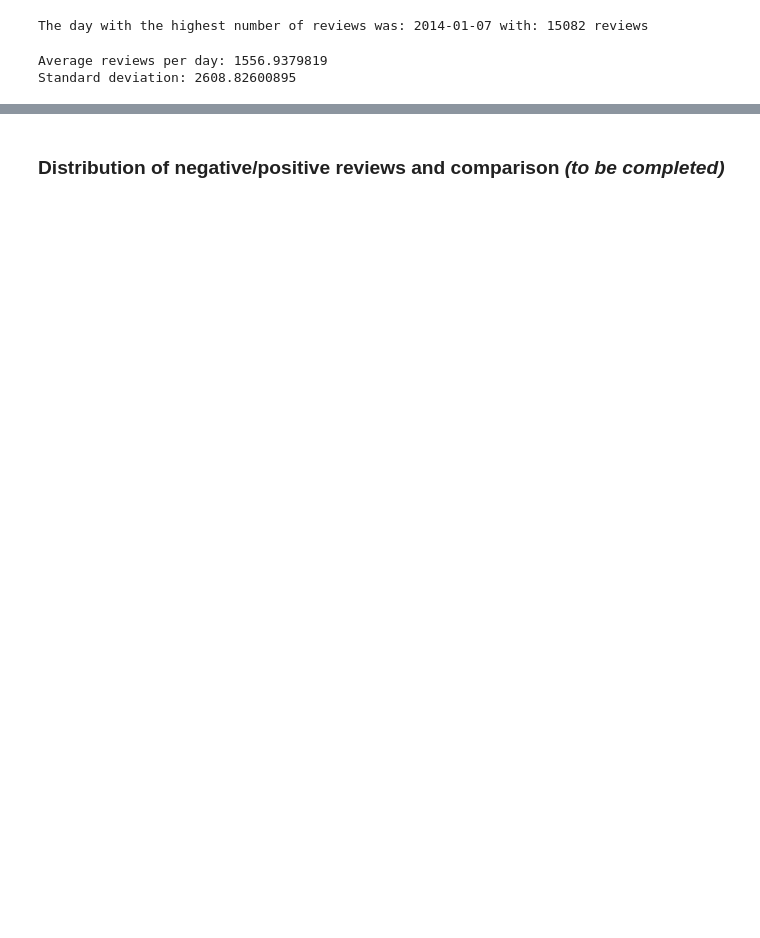
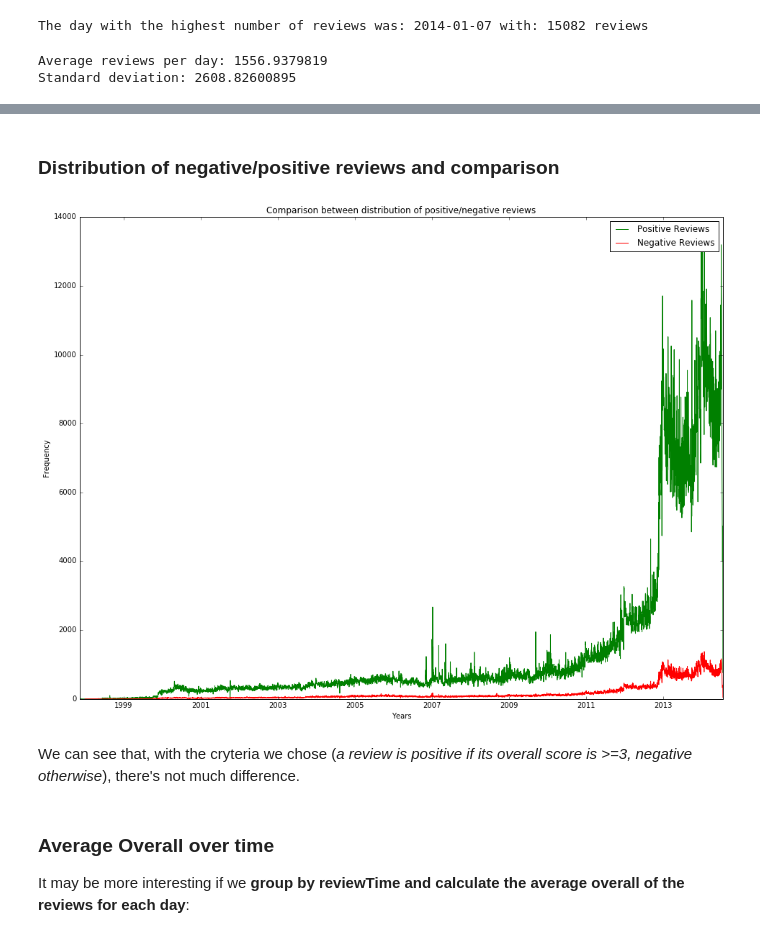
Before and after one commit to lccambiaghi/Amazon-Products-and-Reviews-Analysis, a Jupyter notebook: EC2/Spark.ipynb, the cells around one changed output, grey strips where cells are left out. Drawn from its saved outputs; the diff is of its cells as text; code cells hidden in the pictures; blank space fills up the shorter version.

```diff
--- a/EC2/Spark.ipynb
+++ b/EC2/Spark.ipynb
@@ -837,5 +982,5 @@ Standard deviation: 2608.82600895
 # %% [markdown]
-### Distribution of negative/positive reviews and comparison *(to be completed)*
+### Distribution of negative/positive reviews and comparison
 # %%
 positive_reviews_per_day = reviews.filter(reviews.overall>=3.0).groupBy(reviews.reviewTime).\
                             count().select('reviewTime','count').collect()
@@ -848,0 +989,31 @@ with open(pickled_objects_folder+'negative_reviews_per_day','w') as f:
+# %%
+negative_reviews_per_day = reviews.filter(reviews.overall<3.0).groupBy(reviews.reviewTime).\
+                            count().select('reviewTime','count').collect()
+with open(pickled_objects_folder+'negative_reviews_per_day','w') as f:
+    pickle.dump(negative_reviews_per_day,f)
+# %%
+positive_reviews_per_day = [row.asDict() for row in positive_reviews_per_day]
+positive_reviews_per_day = sorted(positive_reviews_per_day,key=lambda x: x['reviewTime'])
+positive_dates = [d['reviewTime'] for d in positive_reviews_per_day]
+positive_frequencies = [d['count'] for d in positive_reviews_per_day]
+
+negative_reviews_per_day = [row.asDict() for row in negative_reviews_per_day]
+negative_reviews_per_day = sorted(negative_reviews_per_day,key=lambda x: x['reviewTime'])
+negative_dates = [d['reviewTime'] for d in negative_reviews_per_day]
+negative_frequencies = [d['count'] for d in negative_reviews_per_day]
+# %%
+plt.figure(figsize=(16,12))
+plt.plot(positive_dates,positive_frequencies,'g',label='Positive Reviews')
+plt.plot(negative_dates,negative_frequencies,'r',label='Negative Reviews')
+plt.title('Comparison between distribution of positive/negative reviews')
+plt.xlabel('Years')
+plt.ylabel('Frequency')
+plt.legend()
+plt.show()
+# %% [output]
+[figure, added]
+# %% [markdown]
+We can see that, with the cryteria we chose (*a review is positive if its overall score is >=3, negative otherwise*), there's not much difference.
+# %% [markdown]
+### Average Overall over time
+It may be more interesting if we **group by reviewTime and calculate the average overall of the reviews for each day**:
```
Also changed, not shown: parts of 25 cells of this notebook, 3 other files.
